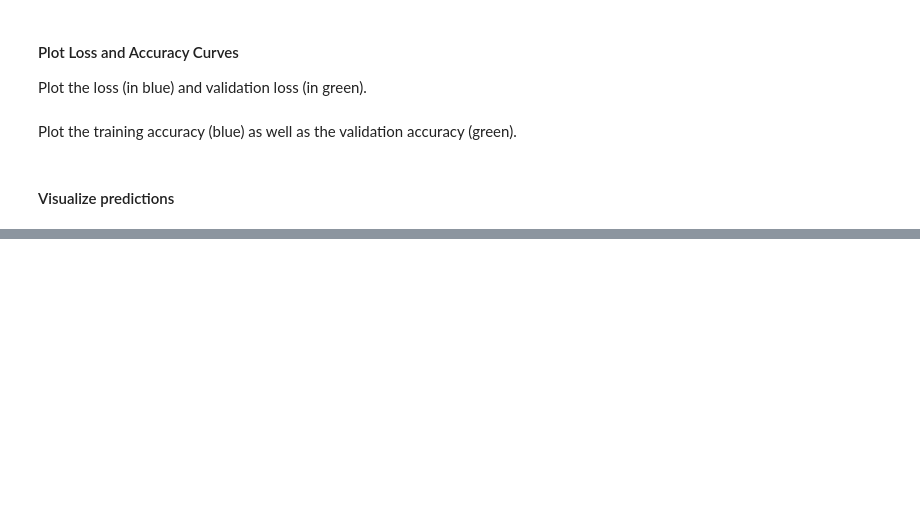
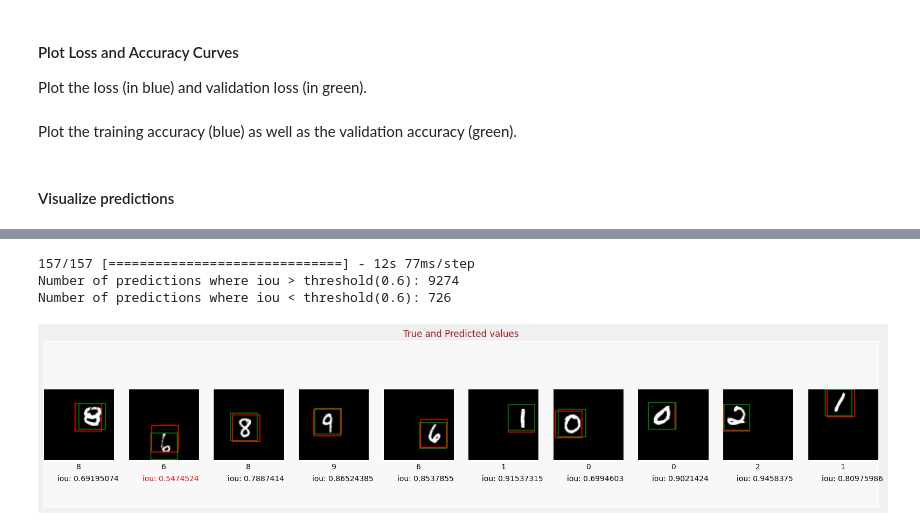
Before and after one commit to PandukaBandara99/ML-Books, a Jupyter notebook: AdvancedTensorFlow3_ComputerVision.ipynb, the cells around one changed output, grey strips where cells are left out. Drawn from its saved outputs; the diff is of its cells as text; code cells hidden in the pictures; blank space fills up the shorter version.

```diff
--- a/AdvancedTensorFlow3_ComputerVision.ipynb
+++ b/AdvancedTensorFlow3_ComputerVision.ipynb
@@ -608,0 +1154,21 @@ display_images(validation_images, probabilities, validation_labels, "Bad predict
+# %%
+def intersection_over_union(pred_box, true_box):
+    xmin_pred, ymin_pred, xmax_pred, ymax_pred =  np.split(pred_box, 4, axis = 1)
+    xmin_true, ymin_true, xmax_true, ymax_true = np.split(true_box, 4, axis = 1)
+
+    smoothing_factor = 1e-10
+
+    xmin_overlap = np.maximum(xmin_pred, xmin_true)
+    xmax_overlap = np.minimum(xmax_pred, xmax_true)
+    ymin_overlap = np.maximum(ymin_pred, ymin_true)
+    ymax_overlap = np.minimum(ymax_pred, ymax_true)
+
+    pred_box_area = (xmax_pred - xmin_pred) * (ymax_pred - ymin_pred)
+    true_box_area = (xmax_true - xmin_true) * (ymax_true - ymin_true)
+
+    overlap_area = np.maximum((xmax_overlap - xmin_overlap), 0)  * np.maximum((ymax_overlap - ymin_overlap), 0)
+    union_area = (pred_box_area + true_box_area) - overlap_area
+
+    iou = (overlap_area + smoothing_factor) / (union_area + smoothing_factor)
+
+    return iou
@@ -608,0 +1180,21 @@ display_images(validation_images, probabilities, validation_labels, "Bad predict
+# %%
+# recognize validation digits
+predictions = model.predict(validation_digits, batch_size=64)
+predicted_labels = np.argmax(predictions[0], axis=1)
+
+predicted_bboxes = predictions[1]
+
+iou = intersection_over_union(predicted_bboxes, validation_bboxes)
+
+iou_threshold = 0.6
+
+print("Number of predictions where iou > threshold(%s): %s" % (iou_threshold, (iou >= iou_threshold).sum()))
+print("Number of predictions where iou < threshold(%s): %s" % (iou_threshold, (iou < iou_threshold).sum()))
+
+
+display_digits_with_boxes(validation_digits, predicted_labels, validation_labels, predicted_bboxes, validation_bboxes, iou, "True and Predicted values")
+# %% [output]
+157/157 [==============================] - 12s 77ms/step
+Number of predictions where iou > threshold(0.6): 9274
+Number of predictions where iou < threshold(0.6): 726
+[figure, added]
```
Also changed, not shown: parts of 30 cells of this notebook.
